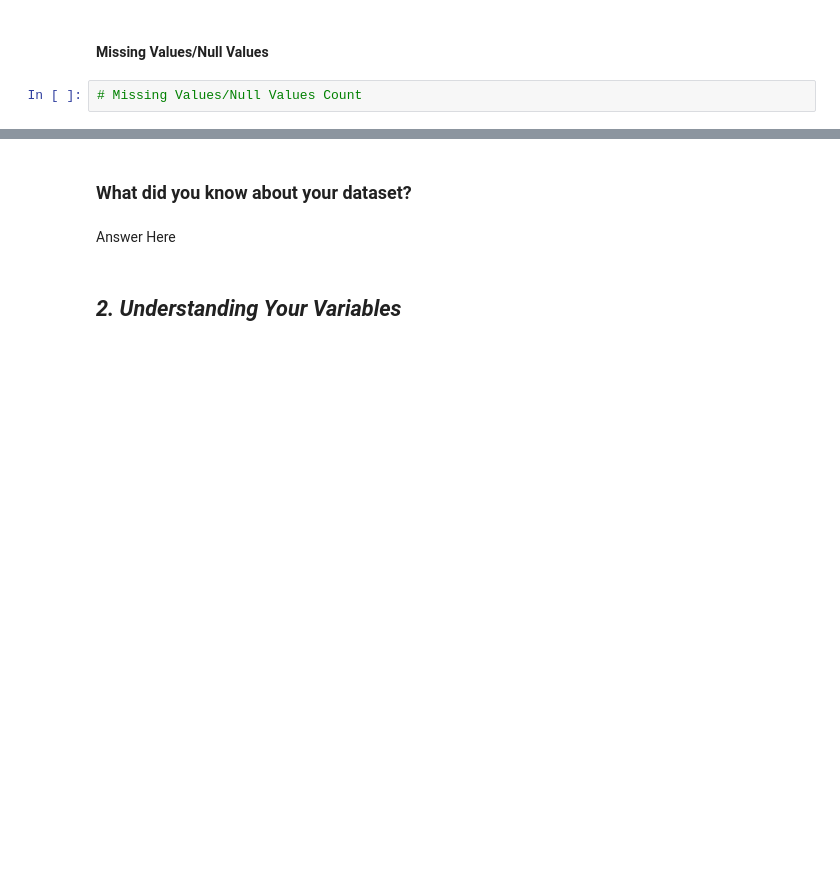
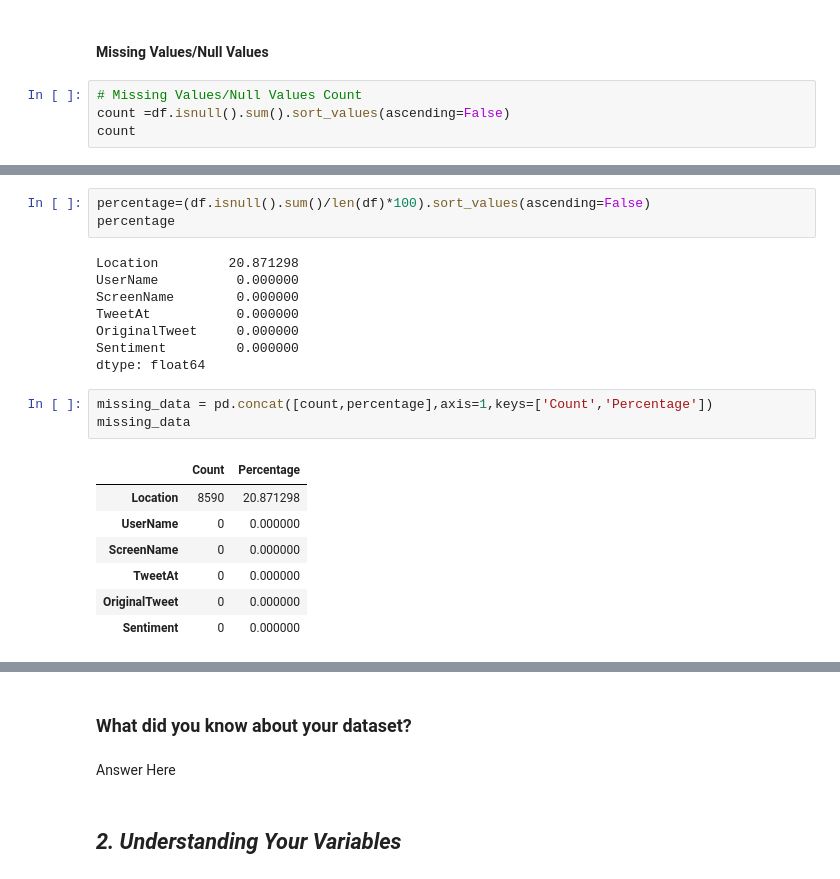
Before and after one commit to Vibhuguptampi/Coronavirus-Tweet-Sentiment-Analysis, a Jupyter notebook: Coronavirus_Tweet_Sentiment_Analysis.ipynb, the cells around one changed output, grey strips where cells are left out. Saved outputs shown, nothing was run; the diff lists cells and outputs as text; blank space fills up the shorter version.

```diff
--- a/Coronavirus_Tweet_Sentiment_Analysis.ipynb
+++ b/Coronavirus_Tweet_Sentiment_Analysis.ipynb
@@ -179,3 +221,5 @@ df.columns
 #### Missing Values/Null Values
 # %%
 # Missing Values/Null Values Count
+count =df.isnull().sum().sort_values(ascending=False)
+count
@@ -182,2 +234,24 @@ df.columns
+# %%
+percentage=(df.isnull().sum()/len(df)*100).sort_values(ascending=False)
+percentage
+# %% [output]
+Location         20.871298
+UserName          0.000000
+ScreenName        0.000000
+TweetAt           0.000000
+OriginalTweet     0.000000
+Sentiment         0.000000
+dtype: float64
+# %%
+missing_data = pd.concat([count,percentage],axis=1,keys=['Count','Percentage'])
+missing_data
+# %% [output]
+|  | Count | Percentage |
+| Location | 8590 | 20.871298 |
+| UserName | 0 | 0.000000 |
+| ScreenName | 0 | 0.000000 |
+| TweetAt | 0 | 0.000000 |
+| OriginalTweet | 0 | 0.000000 |
+| Sentiment | 0 | 0.000000 |
 # %%
 # Visualizing the missing values
```
Also changed, not shown: parts of 13 cells of this notebook.
